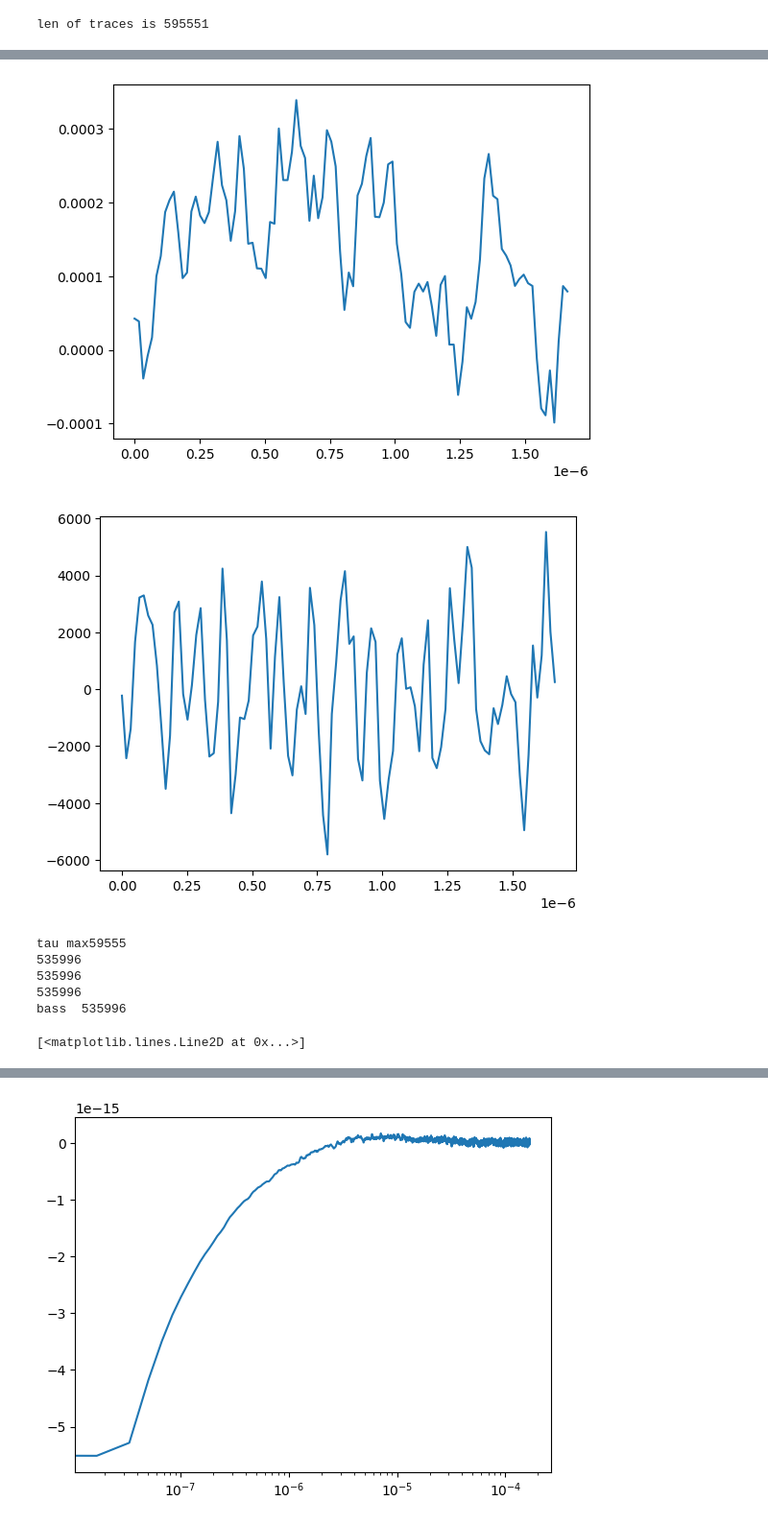
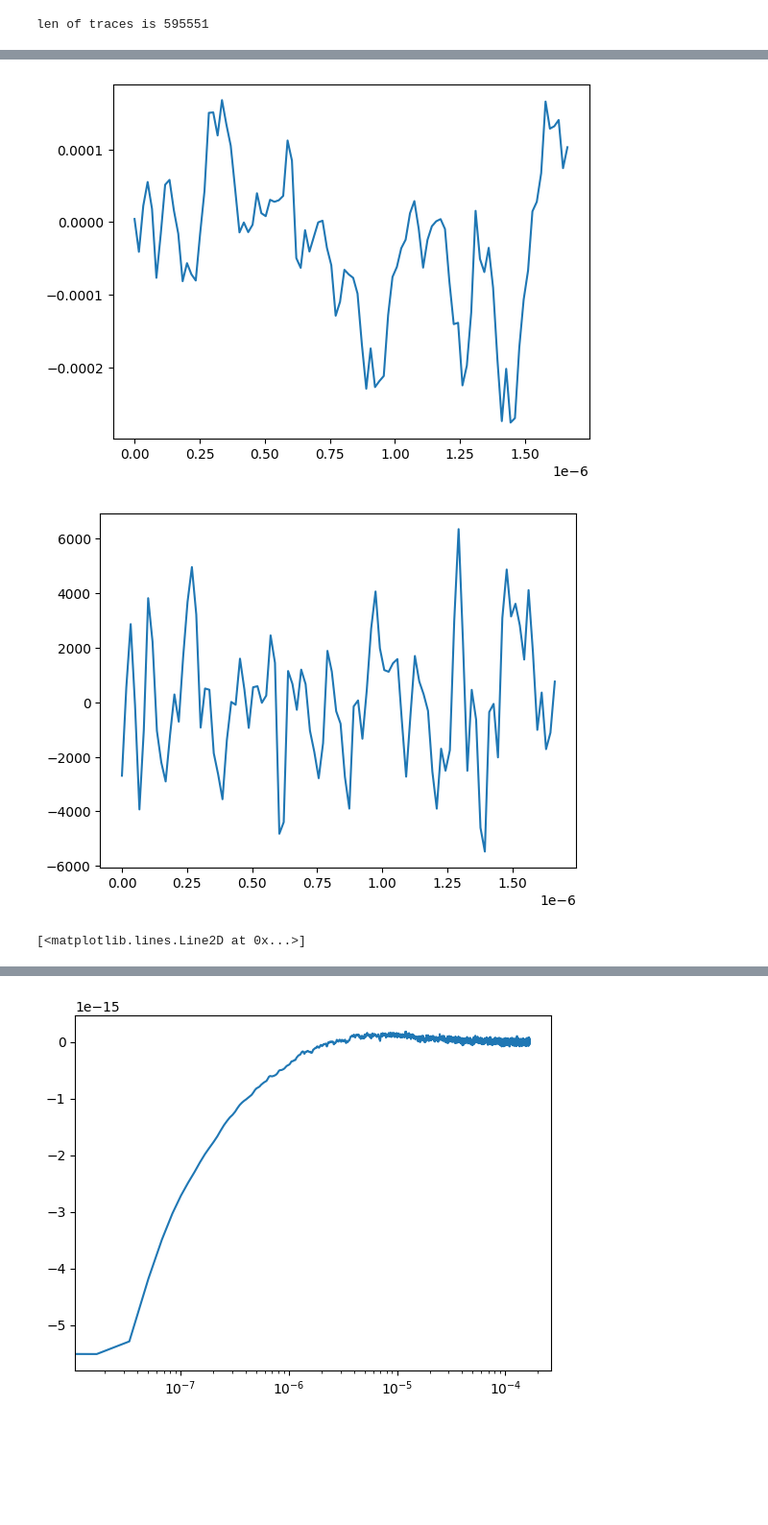
Before and after one commit to mcthumann/Brownian_Data_Analysis, a Jupyter notebook: scripts/simulation_history_lausanne.ipynb, the cells around one changed output, grey strips where cells are left out. Shown at 96% size. Cells and saved outputs as stored; diff of their text form; code cells hidden in the pictures; blank space fills up the shorter version.

```diff
--- a/scripts/simulation_history_lausanne.ipynb
+++ b/scripts/simulation_history_lausanne.ipynb
@@ -24,7 +25,7 @@ z = 6*r**2*np.sqrt(np.pi*eta*rho_f)
 chunksize = 10 ** 6  # Adjust chunk size based on your memory availability
 chunks = []
 
-for chunk in pd.read_csv(r'C:\Users\mct2723\Desktop\Repos\MarkovianEmbedding\position_velocity_data.csv', chunksize=chunksize, low_memory=False):
+for chunk in pd.read_csv(r'C:\Users\Cole Thumann\Desktop\Lab_Repos\MarkovianEmbedding\position_velocity_data.csv', chunksize=chunksize, low_memory=False):
     # process each chunk individually or filter/aggregate it
     chunks.append(chunk)
 
@@ -148,17 +149,15 @@ plt.show()
 tau_max_idx = int(.001*fs_sim)
 bass = get_basset_force(a_traces_sim[0], tau_max_idx)
 
-print("tau max" + str(tau_max_idx))
-print(len(mass*a_traces_sim[0][tau_max_idx:]))
-print(len(gamma*v_traces_sim[0][tau_max_idx:]))
-print(len(K*traces_sim[0][tau_max_idx:]))
-print("bass  " + str(len(bass)))
+r_series = []
 
-r_series = []
-for idx in range(len(a_traces_sim)):
-    # We pick .001 as the max tau (how far back to begin calculating history - as it gives roughly 1% the value of 1/sqrt(1e-7) which is our min tau)
-    tau_max_idx = int(.001*fs_sim)
-    r_series = mass*np.array(a_traces_sim[idx])[tau_max_idx:]+gamma*np.array(v_traces_sim[idx])[tau_max_idx:]+K*np.array(traces_sim[idx])[tau_max_idx:]+z*np.array(bass)
+positions = np.array(traces_sim[0])[tau_max_idx:]
+velocities = np.array(v_traces_sim[0])[tau_max_idx:]
+accelerations = np.array(a_traces_sim[0])[tau_max_idx:]
+
+# We pick .001 as the max tau (how far back to begin calculating history - as it gives roughly 1% the value of 1/sqrt(1e-7) which is our min tau)
+tau_max_idx = int(.001*fs_sim)
+r_series = mass*accelerations+gamma*velocities+K*positions+z*np.array(bass)
 
 plt.plot(times[:100], r_series[:100])
 # %% [output]
@@ -167,8 +166,3 @@ len of traces is 595551
-[figure, old version]
+[figure, new version]
-[figure, old version]
+[figure, new version]
-tau max59555
-535996
-535996
-535996
-bass  535996
+[<matplotlib.lines.Line2D at 0x...>]
-[<matplotlib.lines.Line2D at 0x...>]
```
Also changed, not shown: parts of 5 cells of this notebook.
